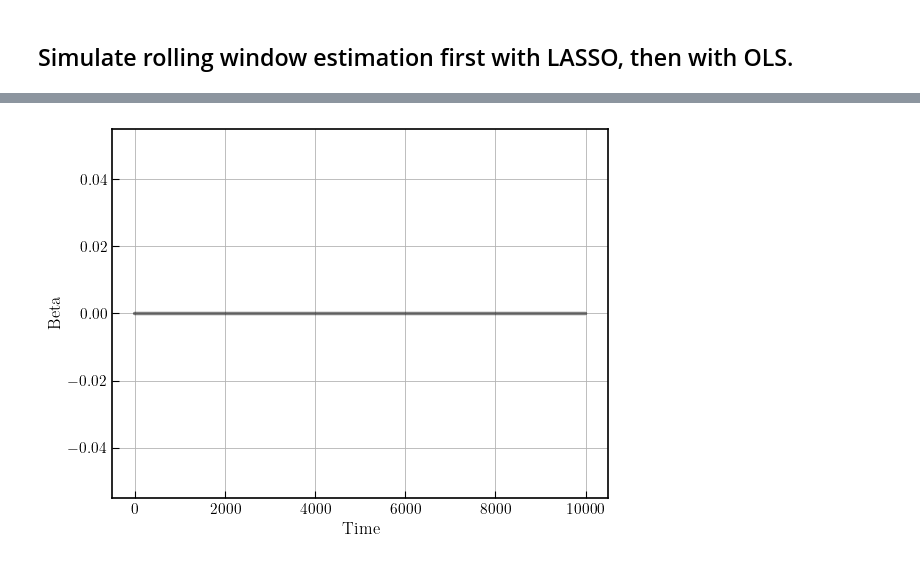
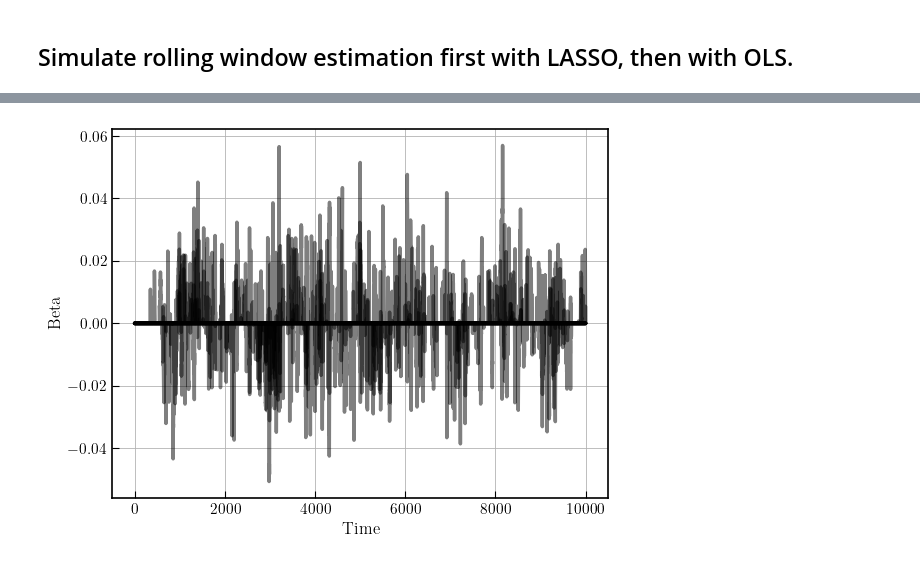
Before and after one commit to TommasoDF/Lasso_paper, a Jupyter notebook: Theory/simulate_Lasso.ipynb, the cells around one changed output, grey strips where cells are left out. Cells and saved outputs as stored; diff of their text form; code cells hidden in the pictures.

```diff
--- a/Theory/simulate_Lasso.ipynb
+++ b/Theory/simulate_Lasso.ipynb
@@ -178,15 +176,15 @@ Using lambda_lasso: 3.3333333333333335e-05
 # %%
-beta_offline, r_offline, x = multivariate_CGL_offline_lasso(T=10000, K=1, sigma_x=sigma_x, sigma=sigma, kappa=kappa, w=w, rolling_window_size=300, lambda_lasso=0.001, correct_with_tanh=False)
+beta_offline, r_offline, x = multivariate_CGL_offline_lasso(T=10000, K=20, sigma_x=sigma_x, sigma=sigma, kappa=kappa, w=w, rolling_window_size=300, lambda_lasso=0.00001, correct_with_tanh=False)
 # %%
 # visualize the lasso offline LASSO estimates
 fig, ax = plt.subplots()
-for k in range(beta_offline_lasso.shape[1]):
-    ax.plot(beta_offline_lasso[:, k, 0], alpha = 0.5)
+for k in range(beta_offline.shape[1]):
+    ax.plot(beta_offline[:, k, 0], alpha = 0.5)
 ax.set_ylabel('Beta')
 ax.set_xlabel('Time')
 plt.show()
 # %% [output]
-[figure, old version]
+[figure, new version]
 # %%
 #create a dataset with x and r
 #generate fictituous dates
```
Also changed, not shown: parts of 4 cells of this notebook, 18 other files.
